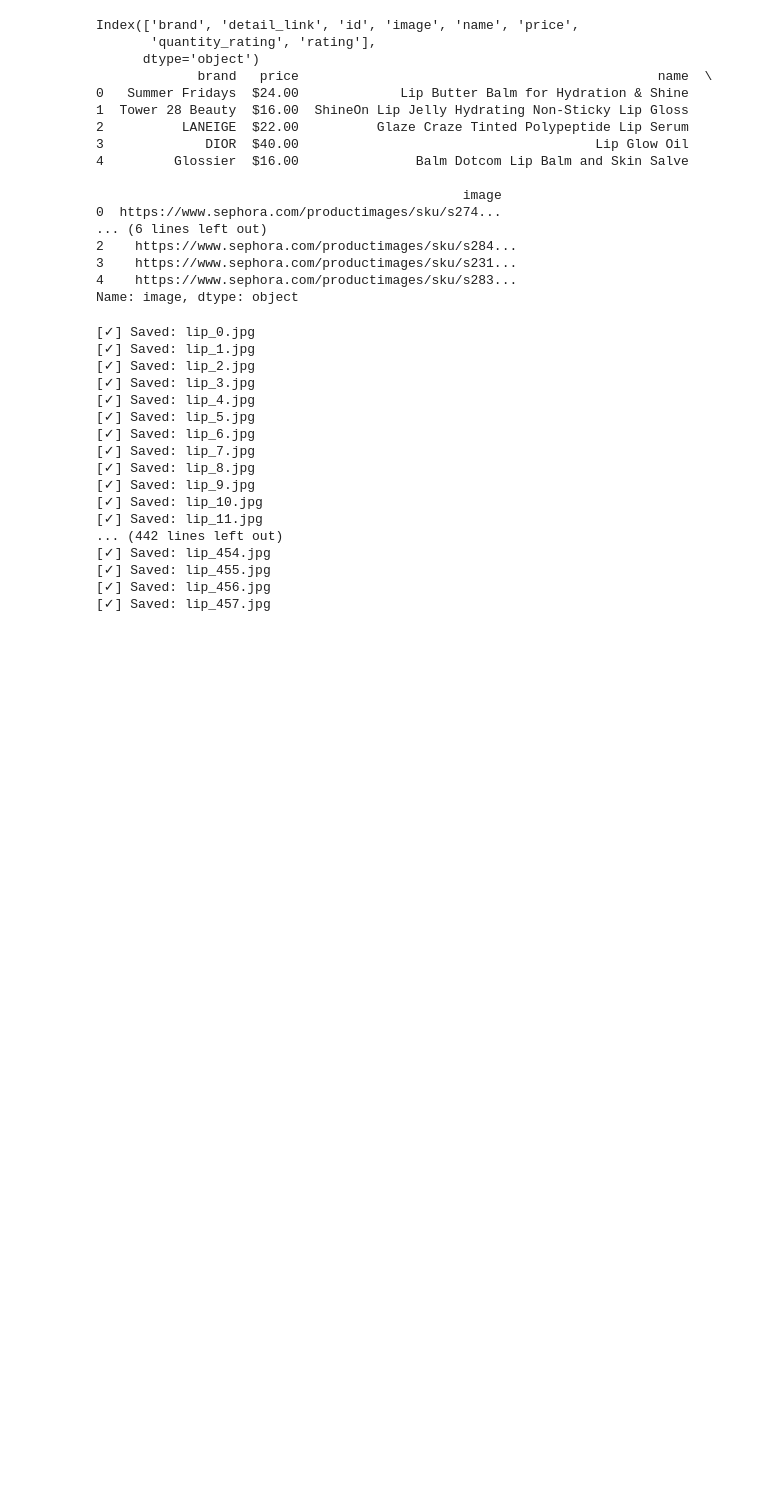
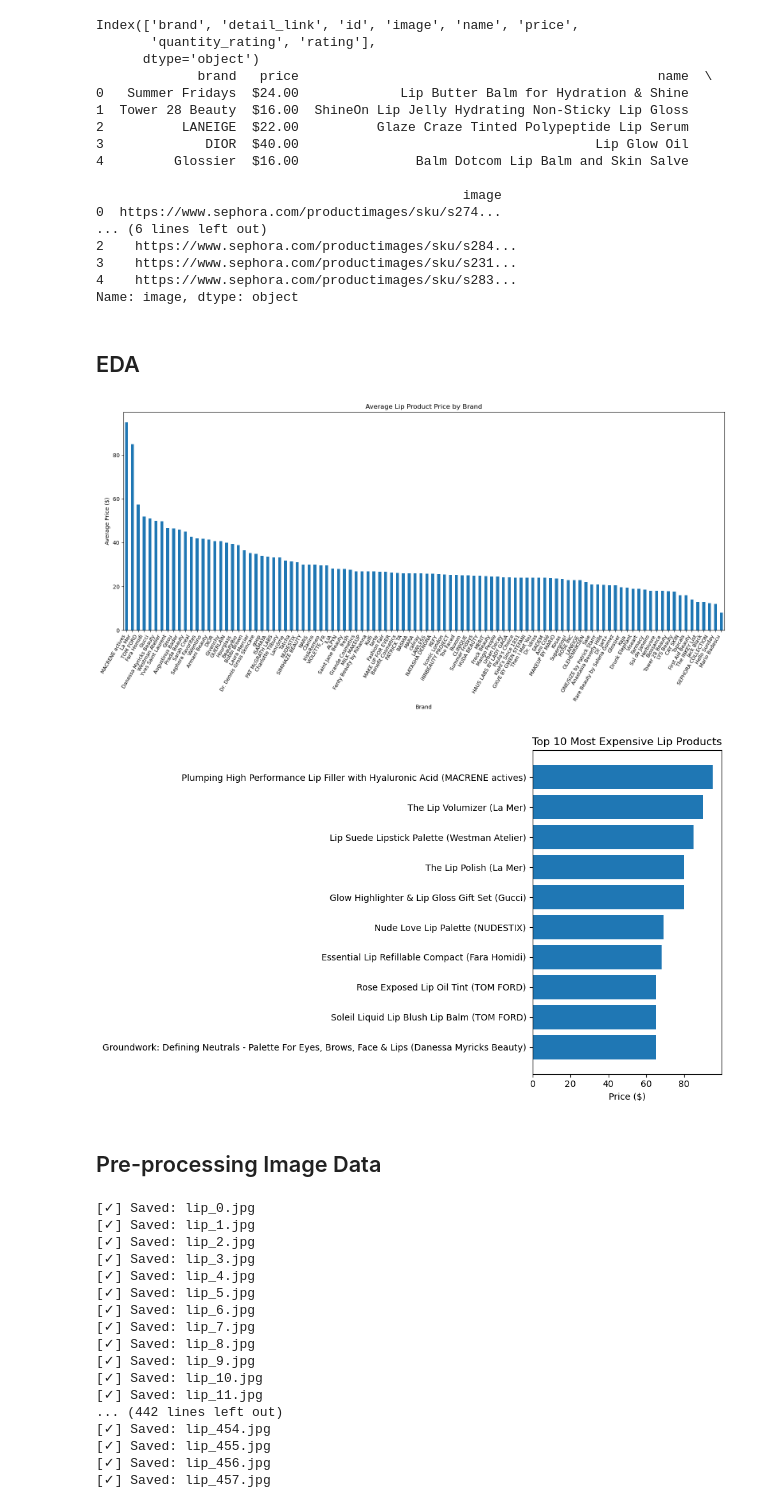
Before and after one commit to Lisabyy/DS4002_Project_3, a Jupyter notebook: SCRIPT/Sephora_Lip_Color_Analysis.ipynb, the cells around one changed output. Saved outputs shown, nothing was run; the diff lists cells and outputs as text; code cells hidden in the pictures; blank space fills up the shorter version.

```diff
--- a/SCRIPT/Sephora_Lip_Color_Analysis.ipynb
+++ b/SCRIPT/Sephora_Lip_Color_Analysis.ipynb
@@ -19,7 +23,7 @@ Requirement already satisfied: six>=1.5 in /opt/anaconda3/lib/python3.12/site-pa
 # %%
 import pandas as pd
 
-df = pd.read_csv("dataset_sephora-com-scraper_2025-04-03_04-22-12-380.csv")
+df = pd.read_csv("Sephora_Lip_Products_Image_Data.csv")
 
 # Preview the dataset
 print(df.columns)
@@ -44,6 +48,63 @@ Index(['brand', 'detail_link', 'id', 'image', 'name', 'price',
 3    https://www.sephora.com/productimages/sku/s231...
 4    https://www.sephora.com/productimages/sku/s283...
 Name: image, dtype: object
+# %% [markdown]
+## EDA
+# %%
+# Clean price column if needed
+def clean_price(price):
+    if pd.isna(price):
+        return np.nan
+    # Remove dollar signs and commas
+    price = price.replace('$', '').replace(',', '').strip()
+    # Handle ranges like "18.00 - 24.00"
+    if '-' in price:
+        parts = price.split('-')
+        try:
+            low = float(parts[0].strip())
+            high = float(parts[1].strip())
+            return round((low + high) / 2, 2)
+        except:
+            return np.nan
+    else:
+        try:
+            return float(price)
+        except:
+            return np.nan
+
+# Apply cleaning
+df['price'] = df['price'].astype(str).apply(clean_price)
+
+# Optional: drop rows with missing or invalid price
+df = df.dropna(subset=['price'])
+
+# Average Price by Brand
+brand_avg = df.groupby('brand')['price'].mean().sort_values(ascending=False)
+
+plt.figure(figsize=(16, 8))
+brand_avg.plot(kind='bar')
+plt.title('Average Lip Product Price by Brand')
+plt.ylabel('Average Price ($)')
+plt.xlabel('Brand')
+plt.xticks(rotation=60, ha='right', fontsize=9)
+plt.tight_layout()
+plt.show()
+
+# Top 10 Most Expensive Products
+top_products = df[['name', 'brand', 'price']].sort_values(by='price', ascending=False).head(10)
+
+plt.figure(figsize=(10, 6))
+plt.barh(top_products['name'] + " (" + top_products['brand'] + ")", top_products['price'])
+plt.title('Top 10 Most Expensive Lip Products')
+plt.xlabel('Price ($)')
+plt.gca().invert_yaxis()
+plt.tight_layout()
+plt.show()
+# %% [output]
+[figure, added]
+[figure, added]
+# %% [markdown]
+## Pre-processing Image Data
 # %%
 import pandas as pd
 import requests
```
Also changed, not shown: parts of 16 cells of this notebook.
